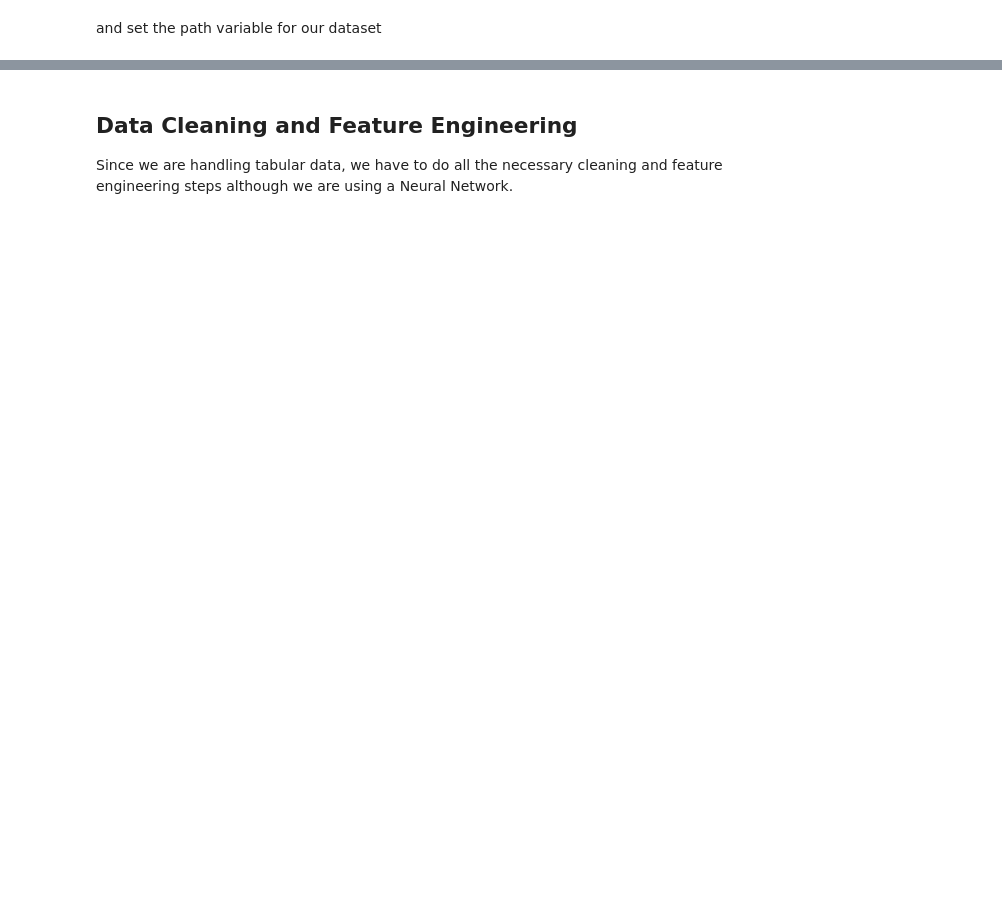
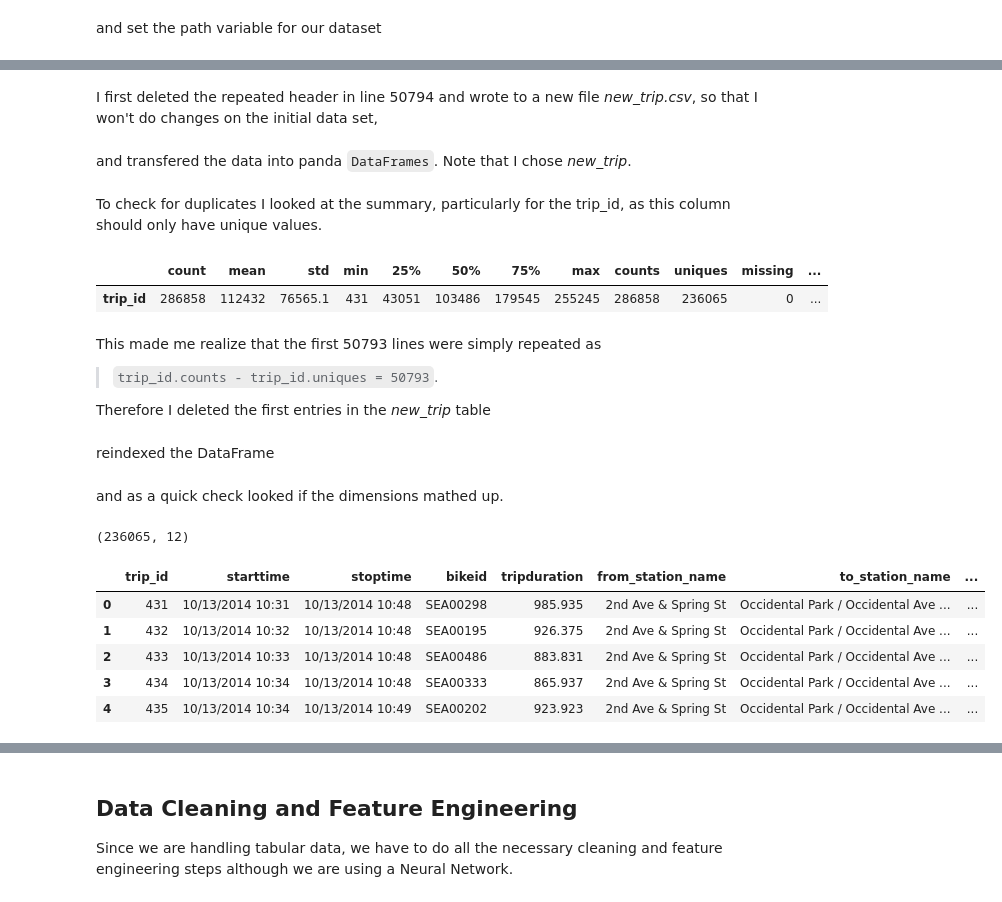
Before and after one commit to s-gr/RSSMNN, a Jupyter notebook: notebook.ipynb, the cells around one changed output, grey strips where cells are left out. Saved outputs shown, nothing was run; the diff lists cells and outputs as text; code cells hidden in the pictures; blank space fills up the shorter version.

```diff
--- a/notebook.ipynb
+++ b/notebook.ipynb
@@ -46,0 +51,2 @@ table_names = ['train', 'store', 'store_states', 'state_names', 'googletrend', '
+# %% [markdown]
+I first deleted the repeated header in line 50794 and wrote to a new file *new_trip.csv*, so that I won't do changes on the initial data set,
@@ -47,2 +61,17 @@ table_names = ['train', 'store', 'store_states', 'state_names', 'googletrend', '
+# %% [markdown]
+and transfered the data into panda `DataFrames`. Note that I chose *new_trip*.
 # %%
+table_names = ['station', 'new_trip', 'weather']
 tables = [pd.read_csv(f'{PATH}{fname}.csv', low_memory=False) for fname in table_names]
+# %% [markdown]
+To check for duplicates I looked at the summary, particularly for the trip_id, as this column should only have unique values.
+# %%
+pdsm.DataFrameSummary(tables[1][['trip_id']]).summary().T
+# %% [output]
+|  | count | mean | std | min | 25% | 50% | 75% | max | counts | uniques | missing | ... |
+| trip_id | 286858 | 112432 | 76565.1 | 431 | 43051 | 103486 | 179545 | 255245 | 286858 | 236065 | 0 | ... |
+# %% [markdown]
+This made me realize that the first 50793 lines were simply repeated as
+>`trip_id.counts - trip_id.uniques = 50793`.
+
+Therefore I deleted the first entries in the *new_trip* table
@@ -48,0 +80,2 @@ tables = [pd.read_csv(f'{PATH}{fname}.csv', low_memory=False) for fname in table
+# %% [markdown]
+reindexed the DataFrame
@@ -48,0 +84,15 @@ tables = [pd.read_csv(f'{PATH}{fname}.csv', low_memory=False) for fname in table
+# %% [markdown]
+and as a quick check looked if the dimensions mathed up.
+# %%
+tables[1].shape
+# %% [output]
+(236065, 12)
+# %%
+tables[1].head()
+# %% [output]
+|  | trip_id | starttime | stoptime | bikeid | tripduration | from_station_name | to_station_name | ... |
+| 0 | 431 | 10/13/2014 10:31 | 10/13/2014 10:48 | SEA00298 | 985.935 | 2nd Ave & Spring St | Occidental Park / Occidental Ave ... | ... |
+| 1 | 432 | 10/13/2014 10:32 | 10/13/2014 10:48 | SEA00195 | 926.375 | 2nd Ave & Spring St | Occidental Park / Occidental Ave ... | ... |
+| 2 | 433 | 10/13/2014 10:33 | 10/13/2014 10:48 | SEA00486 | 883.831 | 2nd Ave & Spring St | Occidental Park / Occidental Ave ... | ... |
+| 3 | 434 | 10/13/2014 10:34 | 10/13/2014 10:48 | SEA00333 | 865.937 | 2nd Ave & Spring St | Occidental Park / Occidental Ave ... | ... |
+| 4 | 435 | 10/13/2014 10:34 | 10/13/2014 10:49 | SEA00202 | 923.923 | 2nd Ave & Spring St | Occidental Park / Occidental Ave ... | ... |
```
Also changed, not shown: parts of 145 cells of this notebook, 2 other files.
